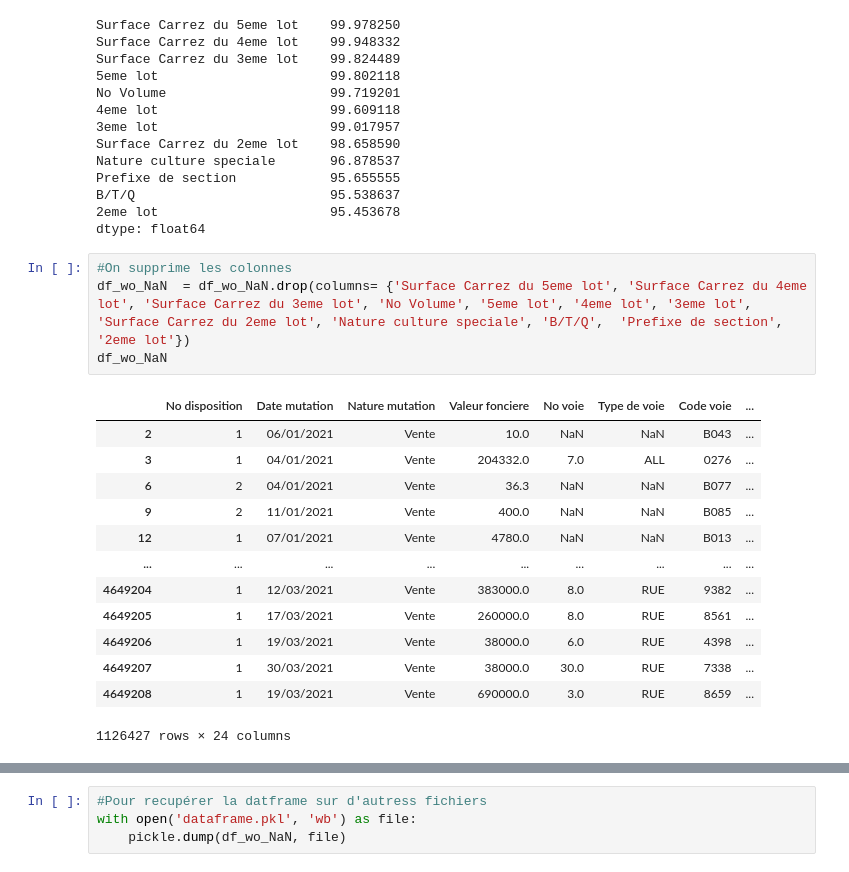
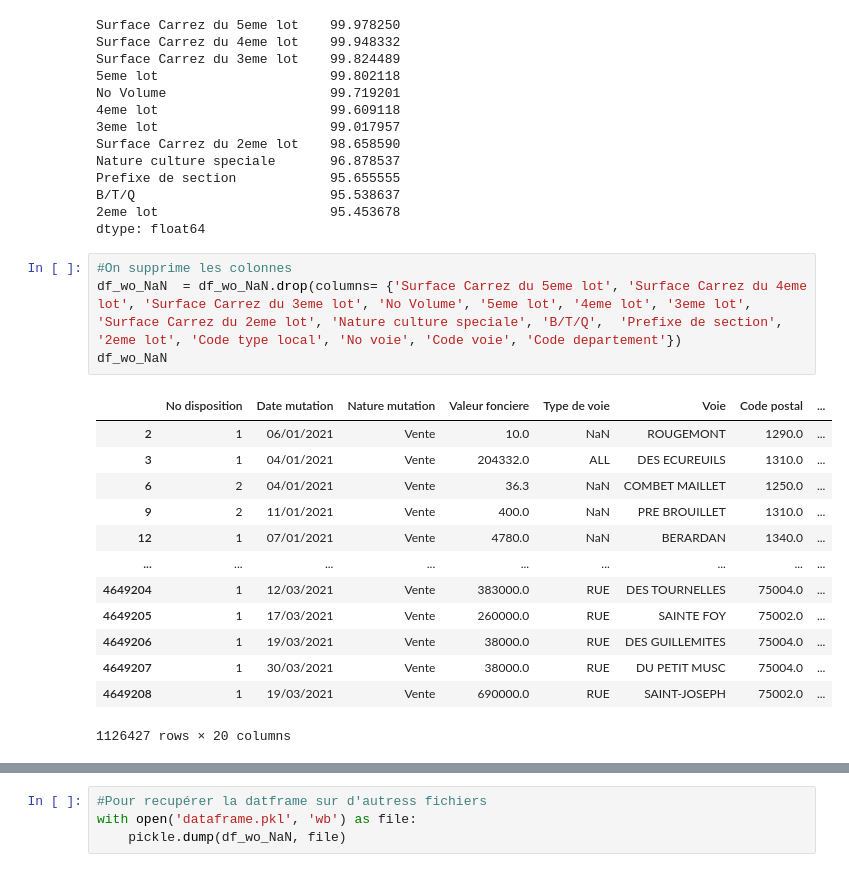
Before and after one commit to dounya-bourhani/ProjetPython, a Jupyter notebook: traitement_valeurs_foncieres_2021.ipynb, the cells around one changed output, grey strips where cells are left out. Drawn from its saved outputs; the diff is of its cells as text.

```diff
--- a/traitement_valeurs_foncieres_2021.ipynb
+++ b/traitement_valeurs_foncieres_2021.ipynb
@@ -123,22 +123,22 @@ B/T/Q                         95.538637
 dtype: float64
 # %%
 #On supprime les colonnes
-df_wo_NaN  = df_wo_NaN.drop(columns= {'Surface Carrez du 5eme lot', 'Surface Carrez du 4eme lot', 'Surface Carrez du 3eme lot', 'No Volume', '5eme lot', '4eme lot', '3eme lot', 'Surface Carrez du 2eme lot', 'Nature culture speciale', 'B/T/Q',  'Prefixe de section', '2eme lot'})
+df_wo_NaN  = df_wo_NaN.drop(columns= {'Surface Carrez du 5eme lot', 'Surface Carrez du 4eme lot', 'Surface Carrez du 3eme lot', 'No Volume', '5eme lot', '4eme lot', '3eme lot', 'Surface Carrez du 2eme lot', 'Nature culture speciale', 'B/T/Q',  'Prefixe de section', '2eme lot', 'Code type local', 'No voie', 'Code voie', 'Code departement'})
 df_wo_NaN
 # %% [output]
-|  | No disposition | Date mutation | Nature mutation | Valeur fonciere | No voie | Type de voie | Code voie | ... |
-| 2 | 1 | 06/01/2021 | Vente | 10.0 | NaN | NaN | B043 | ... |
-| 3 | 1 | 04/01/2021 | Vente | 204332.0 | 7.0 | ALL | 0276 | ... |
-| 6 | 2 | 04/01/2021 | Vente | 36.3 | NaN | NaN | B077 | ... |
-| 9 | 2 | 11/01/2021 | Vente | 400.0 | NaN | NaN | B085 | ... |
-| 12 | 1 | 07/01/2021 | Vente | 4780.0 | NaN | NaN | B013 | ... |
+|  | No disposition | Date mutation | Nature mutation | Valeur fonciere | Type de voie | Voie | Code postal | ... |
+| 2 | 1 | 06/01/2021 | Vente | 10.0 | NaN | ROUGEMONT | 1290.0 | ... |
+| 3 | 1 | 04/01/2021 | Vente | 204332.0 | ALL | DES ECUREUILS | 1310.0 | ... |
+| 6 | 2 | 04/01/2021 | Vente | 36.3 | NaN | COMBET MAILLET | 1250.0 | ... |
+| 9 | 2 | 11/01/2021 | Vente | 400.0 | NaN | PRE BROUILLET | 1310.0 | ... |
+| 12 | 1 | 07/01/2021 | Vente | 4780.0 | NaN | BERARDAN | 1340.0 | ... |
 | ... | ... | ... | ... | ... | ... | ... | ... | ... |
-| 4649204 | 1 | 12/03/2021 | Vente | 383000.0 | 8.0 | RUE | 9382 | ... |
-| 4649205 | 1 | 17/03/2021 | Vente | 260000.0 | 8.0 | RUE | 8561 | ... |
-| 4649206 | 1 | 19/03/2021 | Vente | 38000.0 | 6.0 | RUE | 4398 | ... |
-| 4649207 | 1 | 30/03/2021 | Vente | 38000.0 | 30.0 | RUE | 7338 | ... |
-| 4649208 | 1 | 19/03/2021 | Vente | 690000.0 | 3.0 | RUE | 8659 | ... |
+| 4649204 | 1 | 12/03/2021 | Vente | 383000.0 | RUE | DES TOURNELLES | 75004.0 | ... |
+| 4649205 | 1 | 17/03/2021 | Vente | 260000.0 | RUE | SAINTE FOY | 75002.0 | ... |
+| 4649206 | 1 | 19/03/2021 | Vente | 38000.0 | RUE | DES GUILLEMITES | 75004.0 | ... |
+| 4649207 | 1 | 30/03/2021 | Vente | 38000.0 | RUE | DU PETIT MUSC | 75004.0 | ... |
+| 4649208 | 1 | 19/03/2021 | Vente | 690000.0 | RUE | SAINT-JOSEPH | 75002.0 | ... |
-1126427 rows × 24 columns
+1126427 rows × 20 columns
 # %%
 #on supprime les données avec des valeurs foncières inférieurs à 100
 #on enleve les biens qui ont été vendus pour des valeurs symboliques
```
Also changed, not shown: parts of 7 cells of this notebook, 4 other files.
